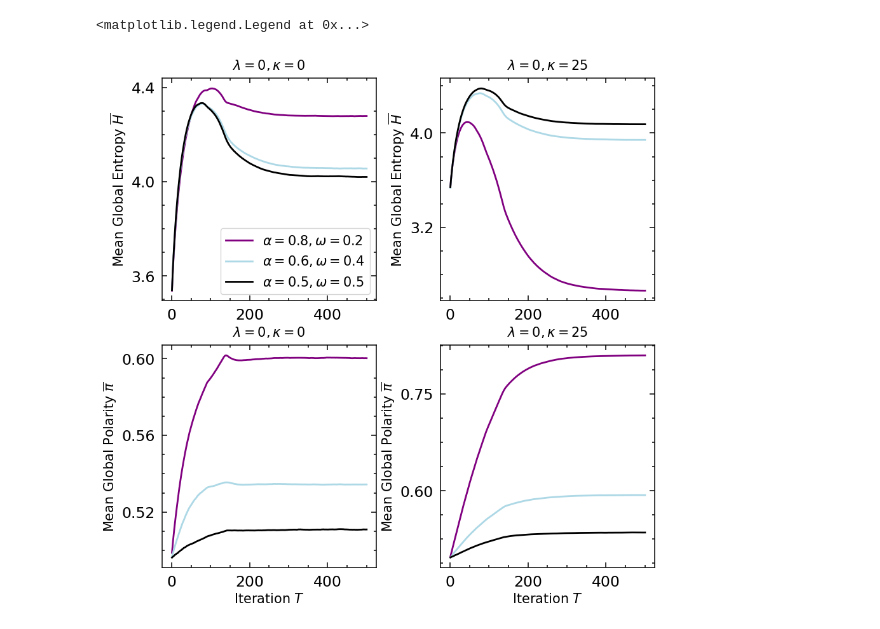
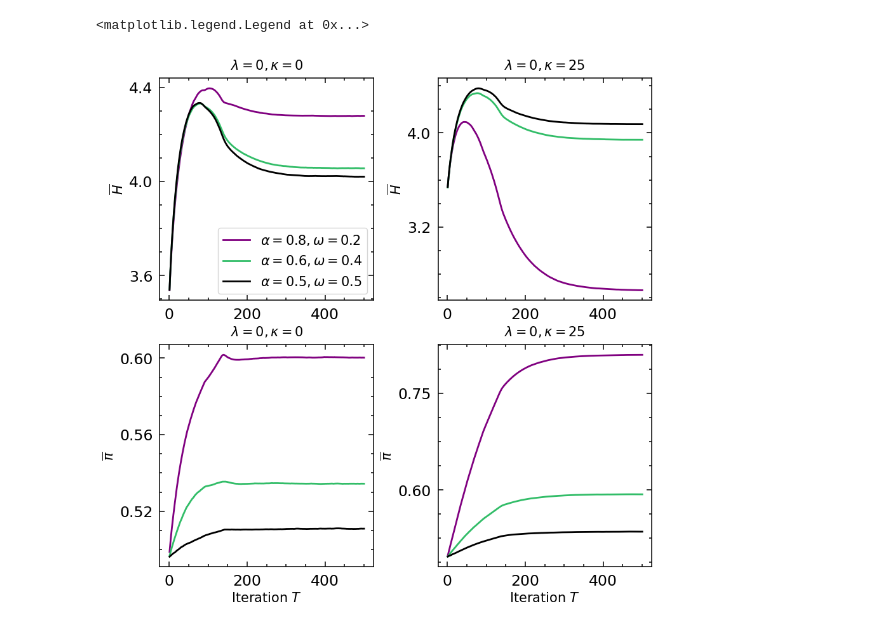
Before and after one commit to patrick-oliveira/EntropiaGrafos, a Jupyter notebook: notebooks/two_polarized_groups.ipynb, the cells around one changed output. Saved outputs shown, nothing was run; the diff lists cells and outputs as text; code cells hidden in the pictures.

```diff
--- a/notebooks/two_polarized_groups.ipynb
+++ b/notebooks/two_polarized_groups.ipynb
@@ -76,17 +76,17 @@ fig, axs = format_text(
     xlabel_fontsize
 )
 
-axs[0][0].set_ylabel(r"Mean Global Entropy $\overline{H}$")
-axs[0][1].set_ylabel(r"Mean Global Entropy $\overline{H}$")
-axs[1][0].set_ylabel(r"Mean Global Polarity $\overline{\pi}$")
-axs[1][1].set_ylabel(r"Mean Global Polarity $\overline{\pi}$")
+axs[0][0].set_ylabel(r"$\overline{H}$")
+axs[0][1].set_ylabel(r"$\overline{H}$")
+axs[1][0].set_ylabel(r"$\overline{\pi}$")
+axs[1][1].set_ylabel(r"$\overline{\pi}$")
 
 # plot
 line_width = 2
 
 alpha_omega_color =  {
     (0.8, 0.2): "purple",
-    (0.6, 0.4): "lightblue",
+    (0.6, 0.4): "#32BD68",
     (0.5, 0.5): "black",
     (0.6, 0.2): "y",
     (0.4, 0.4): "g",
@@ -131,34 +131,34 @@ selected_params = [
     x["kappa"] == 0 and x["lambd"]  == 0
     and (x["alpha"], x["omega"]) in valid_combinations
 ]
 for p in selected_params:
     axs[1][0].plot(
         X,
         results[make_tuple(p, True)]["polarity"],
         c = alpha_omega_color[(p["alpha"], p["omega"])],
         linewidth = line_width,
         label = r"$\alpha = {}, \omega = {}$".format(p["alpha"], p["omega"])
     )
 
 selected_params = [
     x for x in params if
     x["kappa"] == 25 and x["lambd"]  == 0
     and (x["alpha"], x["omega"]) in valid_combinations
 ]
 for p in selected_params:
     axs[1][1].plot(
         X,
         results[make_tuple(p, True)]["polarity"],
         c = alpha_omega_color[(p["alpha"], p["omega"])],
         linewidth = line_width,
         label = r"$\alpha = {}, \omega = {}$".format(p["alpha"], p["omega"])
     )
 
 
 axs[0][0].legend(loc = 'lower right', fontsize = 15)
 # %% [output]
 <matplotlib.legend.Legend at 0x...>
-[figure, old version]
+[figure, new version]
 # %%
 from matplotlib.ticker import MaxNLocator
 
```
Also changed, not shown: parts of 1 cell of this notebook.
